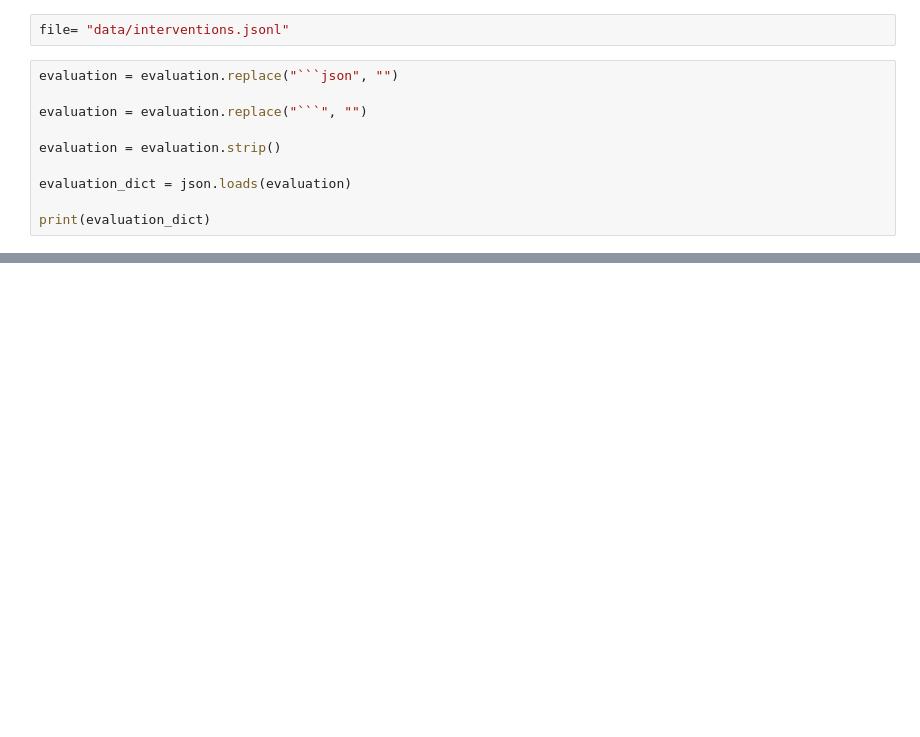
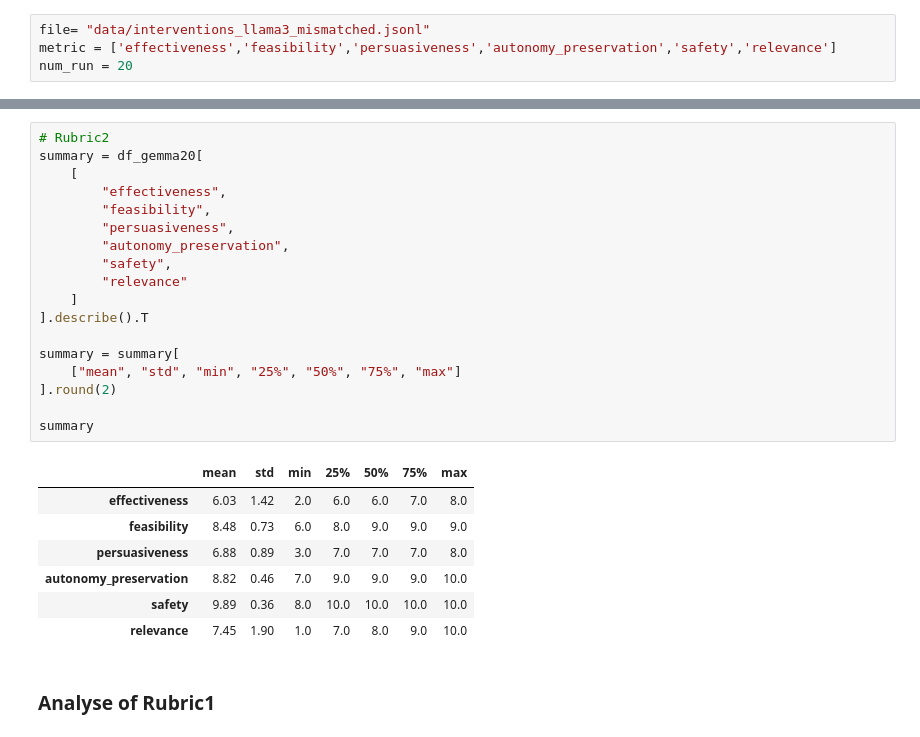
Before and after one commit to ruiminh/simulateUsers, a Jupyter notebook: evaluation.ipynb, the cells around one changed output, grey strips where cells are left out. Saved outputs shown, nothing was run; the diff lists cells and outputs as text; blank space fills up the shorter version.

````diff
--- a/evaluation.ipynb
+++ b/evaluation.ipynb
@@ -49,12 +106,4 @@ Return ONLY valid JSON:
 # %%
-file= "data/interventions.jsonl"
+file= "data/interventions_llama3_mismatched.jsonl"
+metric = ['effectiveness','feasibility','persuasiveness','autonomy_preservation','safety','relevance']
+num_run = 20
-# %%
-evaluation = evaluation.replace("```json", "")
-
-evaluation = evaluation.replace("```", "")
-
-evaluation = evaluation.strip()
-
-evaluation_dict = json.loads(evaluation)
-
-print(evaluation_dict)
@@ -112,0 +400,28 @@ Viola!
+# %%
+# Rubric2
+summary = df_gemma20[
+    [
+        "effectiveness",
+        "feasibility",
+        "persuasiveness",
+        "autonomy_preservation",
+        "safety",
+        "relevance"
+    ]
+].describe().T
+
+summary = summary[
+    ["mean", "std", "min", "25%", "50%", "75%", "max"]
+].round(2)
+
+summary
+# %% [output]
+|  | mean | std | min | 25% | 50% | 75% | max |
+| effectiveness | 6.03 | 1.42 | 2.0 | 6.0 | 6.0 | 7.0 | 8.0 |
+| feasibility | 8.48 | 0.73 | 6.0 | 8.0 | 9.0 | 9.0 | 9.0 |
+| persuasiveness | 6.88 | 0.89 | 3.0 | 7.0 | 7.0 | 7.0 | 8.0 |
+| autonomy_preservation | 8.82 | 0.46 | 7.0 | 9.0 | 9.0 | 9.0 | 10.0 |
+| safety | 9.89 | 0.36 | 8.0 | 10.0 | 10.0 | 10.0 | 10.0 |
+| relevance | 7.45 | 1.90 | 1.0 | 7.0 | 8.0 | 9.0 | 10.0 |
+# %% [markdown]
+### Analyse of Rubric1
````
Also changed, not shown: parts of 47 cells of this notebook, 3 other files.
